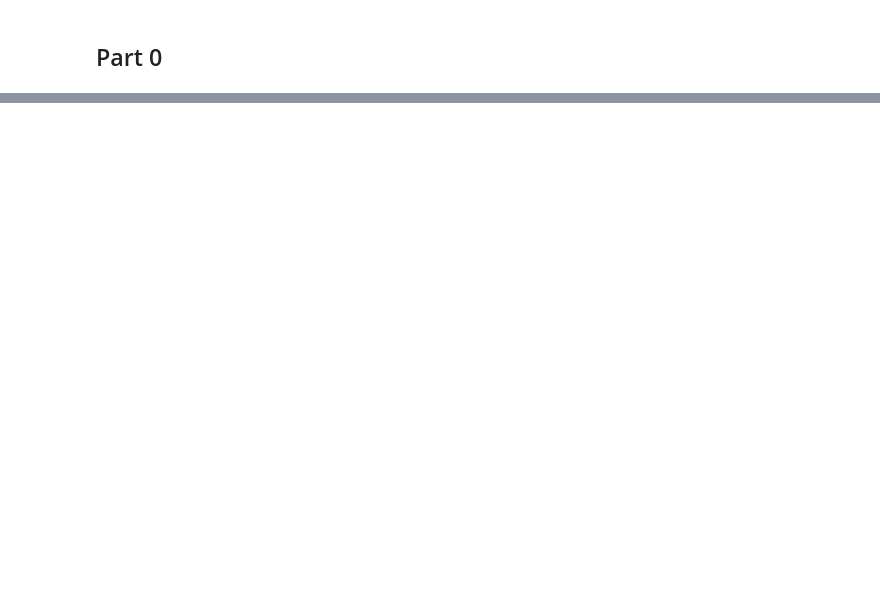
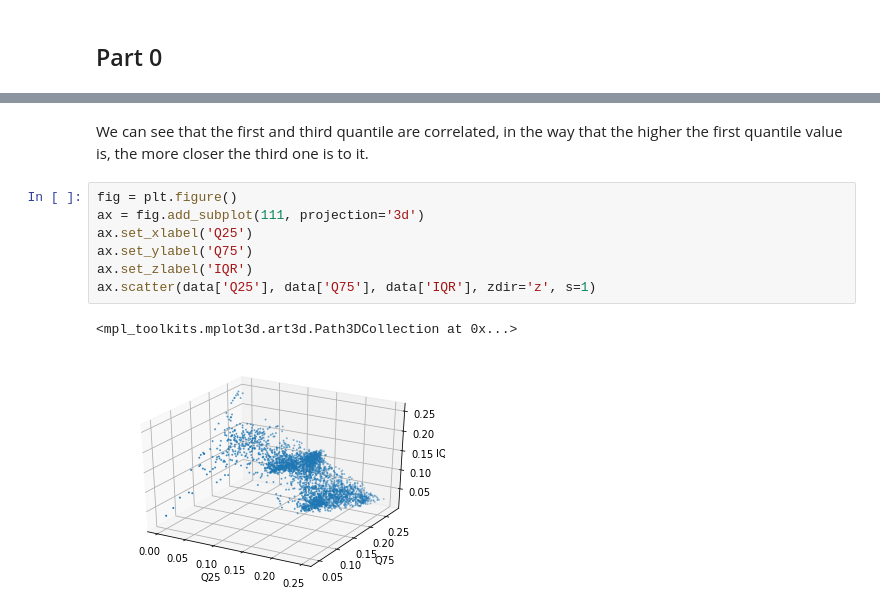
Before and after one commit to FarkIst/ML_Project3, a Jupyter notebook: project3.ipynb, the cells around one changed output, grey strips where cells are left out. Saved outputs shown, nothing was run; the diff lists cells and outputs as text; blank space fills up the shorter version.

```diff
--- a/project3.ipynb
+++ b/project3.ipynb
@@ -28,0 +40,12 @@ memory usage: 519.8+ KB
+# %% [markdown]
+We can see that the first and third quantile are correlated, in the way that the higher the first quantile value is, the more closer the third one is to it.
+# %%
+fig = plt.figure()
+ax = fig.add_subplot(111, projection='3d')
+ax.set_xlabel('Q25')
+ax.set_ylabel('Q75')
+ax.set_zlabel('IQR')
+ax.scatter(data['Q25'], data['Q75'], data['IQR'], zdir='z', s=1)
+# %% [output]
+<mpl_toolkits.mplot3d.art3d.Path3DCollection at 0x...>
+[figure, added]
```
Also changed, not shown: parts of 7 cells of this notebook.
